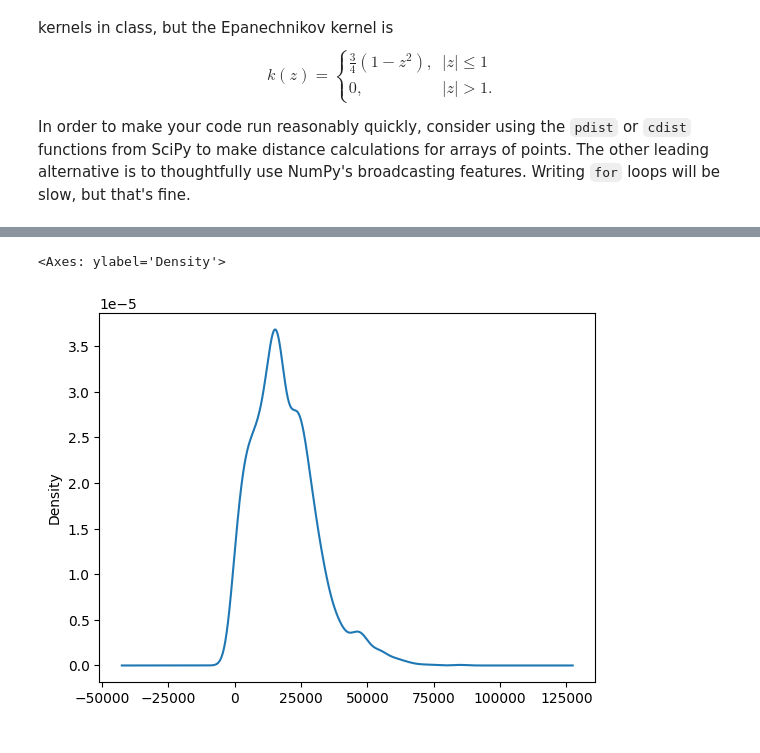
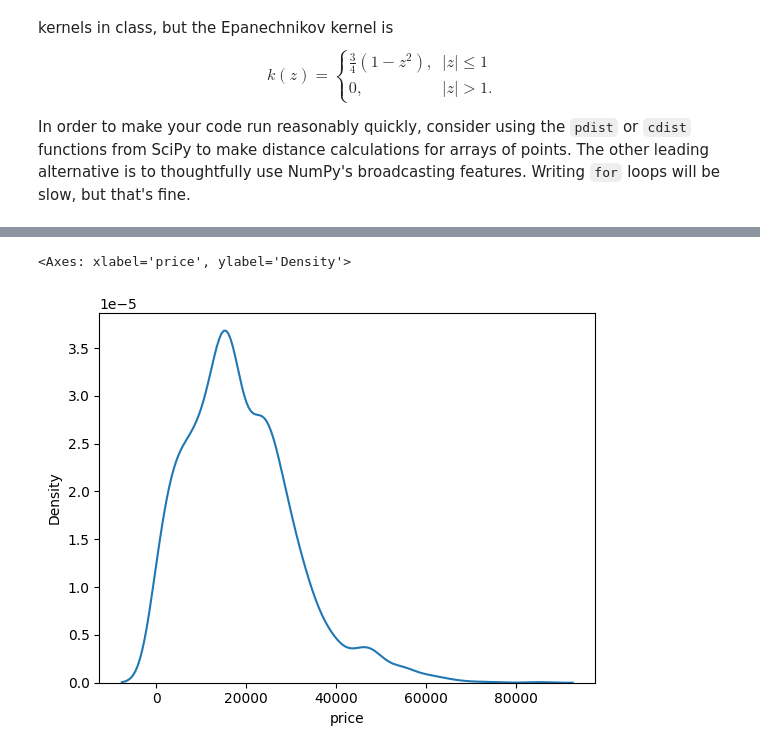
Before and after one commit to btw257-ui/KNN, a Jupyter notebook: assignment/assignment.ipynb, the cells around one changed output, grey strips where cells are left out. Drawn from its saved outputs; the diff is of its cells as text; code cells hidden in the pictures.

```diff
--- a/assignment/assignment.ipynb
+++ b/assignment/assignment.ipynb
@@ -238,5 +237,5 @@ kernel_plot(data = q2df['price'])
 # %%
-q2df['price'].plot.density()
+sns.kdeplot(q2df['price'])
 # %% [output]
-<Axes: ylabel='Density'>
+<Axes: xlabel='price', ylabel='Density'>
-[figure, old version]
+[figure, new version]
```
Also changed, not shown: parts of 2 cells of this notebook.
